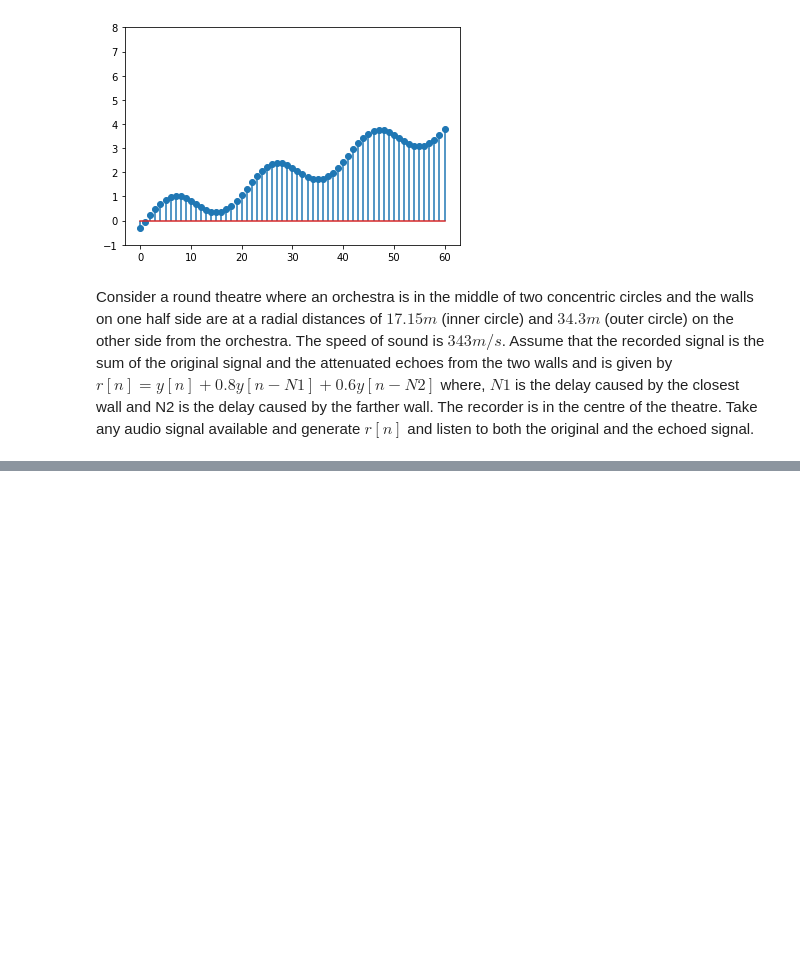
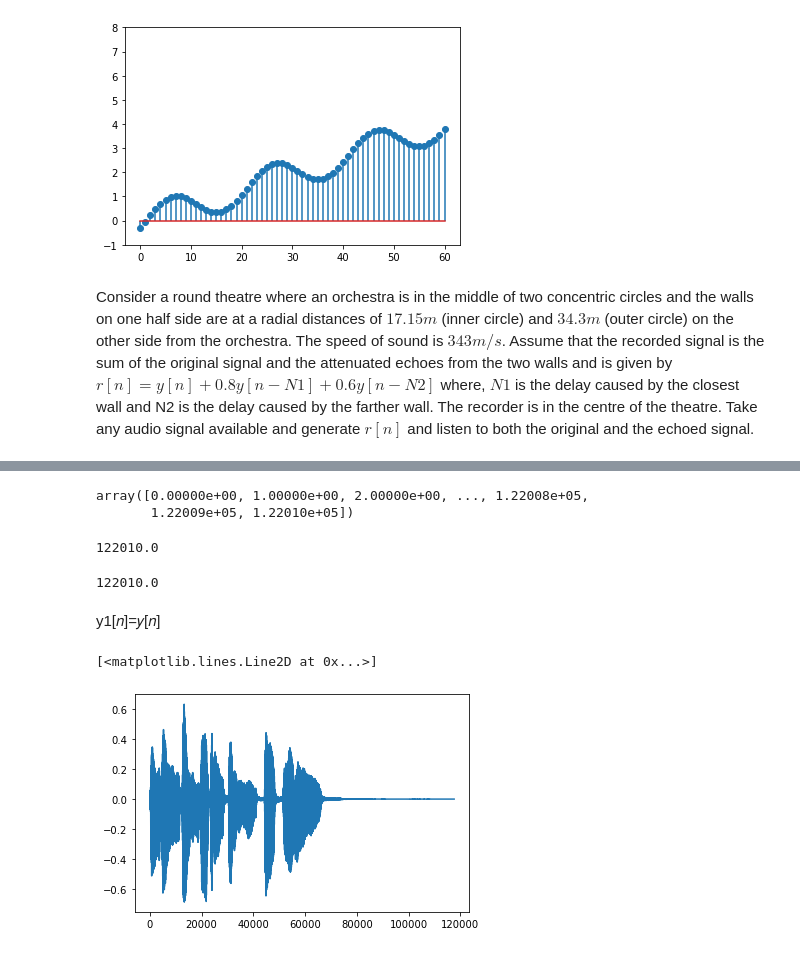
Before and after one commit to the-pinbo/EC211, a Jupyter notebook: Lab1/TimeDomain_4.ipynb, the cells around one changed output, grey strips where cells are left out. Cells and saved outputs as stored; diff of their text form; code cells hidden in the pictures; blank space fills up the shorter version.

```diff
--- a/Lab1/TimeDomain_4.ipynb
+++ b/Lab1/TimeDomain_4.ipynb
@@ -503,0 +658,3 @@ the echoed signal.
+# %%
+n = np.arange(y.shape[0])
+n
@@ -503,0 +676,25 @@ the echoed signal.
+# %%
+n
+# %% [output]
+array([0.00000e+00, 1.00000e+00, 2.00000e+00, ..., 1.22008e+05,
+       1.22009e+05, 1.22010e+05])
+# %%
+n[-1]
+# %% [output]
+122010.0
+# %%
+np.arange(n[0], n[-1] + 1)
+# %% [output]
+122010.0
+# %%
+def timeShift(n, n0):
+    return np.arange(n[0] + n0, n[-1] + 1 + n0)
+# %% [markdown]
+y1[𝑛]=𝑦[𝑛]
+# %%
+y1 = y
+n1 = timeShift(n,0)
+plt.plot(n1,y1)
+# %% [output]
+[<matplotlib.lines.Line2D at 0x...>]
+[figure, added]
```
Also changed, not shown: parts of 49 cells of this notebook, 1 other file.
